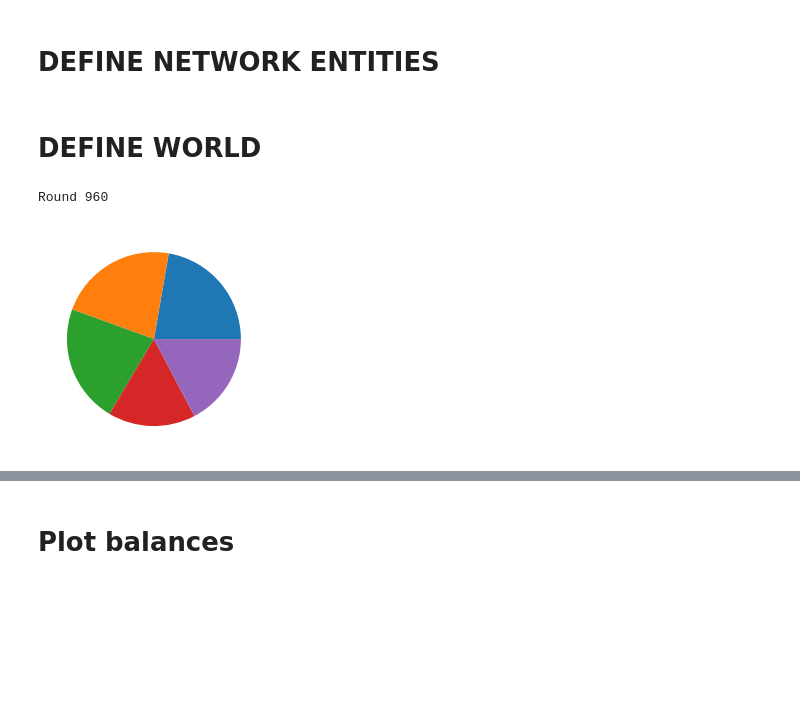
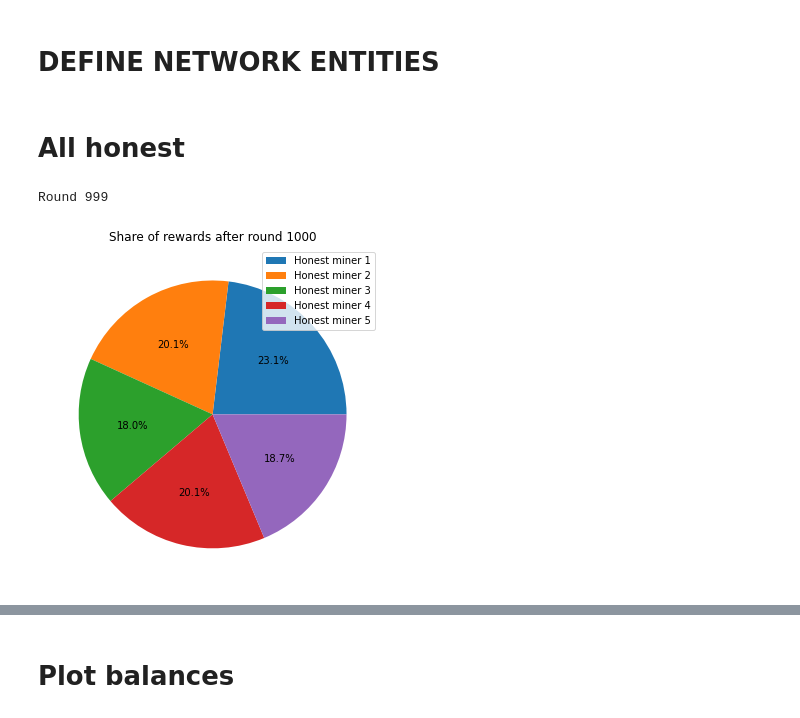
Before and after one commit to SergiHernandez/DecentralizedAI, a Jupyter notebook: Free-Proof-of-Deep-Learning/Free-Proof-of-Deep-Learning_attack_simulation.ipynb, the cells around one changed output, grey strips where cells are left out. Drawn from its saved outputs; the diff is of its cells as text; code cells hidden in the pictures; blank space fills up the shorter version.

```diff
--- a/Free-Proof-of-Deep-Learning/Free-Proof-of-Deep-Learning_attack_simulation.ipynb
+++ b/Free-Proof-of-Deep-Learning/Free-Proof-of-Deep-Learning_attack_simulation.ipynb
@@ -178,10 +178,16 @@ class Submitter:
 class ByzantineMiner (Miner, Submitter):
     def __init__(self):
         super(ByzantineMiner, self).__init__()
+        self.pre_computed_w0 = 7.989730819058092
+        self.pre_computed_w1 = -0.8539225564991229
 
-    def buildBlock(self, certificate):
-        block = Block([], (self.predict, 3, 2), hash(str(self.local_history[-1].data)), certificate, miner=self)
-        self.local_history.append(block)
+    #def buildBlock(self, certificate):
+        #block = Block([], (self.predict, 3, 2), hash(str(self.local_history[-1].data)), certificate, miner=self)
+        #self.local_history.append(block)
+
+    def preSolvedProblem(self):
+        self.w0 = self.pre_computed_w0
+        self.w1 = self.pre_computed_w1
 # %%
 class Client:
     def __init__(self):
@@ -259,16 +265,25 @@ class Network:
                 if address == tx.receiver:
                     balance += tx.amount
         return balance
-# %% [markdown]
-# DEFINE WORLD
+# %% [markdown]
+# All honest
 # %%
 MAX_ROUNDS = 1000
 ROUND_TIMEOUT = 500 #number of train epochs before comparing model accuracies
 
-net = Network(n=5, f=2)
+net = Network(n=5, f=0)
+
+percent = 0.5 # Percentage of problems submitted by Byzantine nodes
 
 for i in range(MAX_ROUNDS):
-    net.submitProblem(Problem(Submitter().submitter_address,
+    if percent> 0 and i % int(1/percent) == 0 and net.f>0:
+        net.submitProblem(Problem(net.dishonest_miners[0].submitter_address,
+                              x_train = [0, 2, 5, 1, 7, 9, 2, 3, 1, 0.5],
+                              y_train = [7, 8, 4, 9, 2, 0, 4, 6, 9, 6],
+                              x_test = [0.5, 2.1, 4.2, 0.6, 7.1, 9.2, 1, 3, 1],
+                              y_test = [6, 8, 3, 10, 2.2, 0.1, 3.2, 6.1, 8.8]))
+    else:
+        net.submitProblem(Problem(Submitter().submitter_address,
                               x_train = [0, 2, 5, 1, 7, 9, 2, 3, 1, 0.5],
                               y_train = [7, 8, 4, 9, 2, 0, 4, 6, 9, 6],
                               x_test = [0.5, 2.1, 4.2, 0.6, 7.1, 9.2, 1, 3, 1],
@@ -287,7 +302,10 @@ for r in range(n_problems):
 
     #print("   Miners training...")
     for miner in net.miners:
-        miner.train()
+        if isinstance(miner, ByzantineMiner) and submitter_r.submitter_address == miner.submitter_address:
+            miner.preSolvedProblem()
+        else:
+            miner.train()
     #print("   Training timeout")
 
     #print("   Miners sending model hashes to submitter")
@@ -308,35 +326,37 @@ for r in range(n_problems):
         miner.sendYHat(submitter_r)
 
     #print("   Submitter computing losses")
     submitter_r.computeTestLosses()
 
     #print("-Awarding phase-")
     while len(submitter_r.losses)>0 and not submitter_r.consensus:
         submitter_r.consensus = True
         winner = submitter_r.getMinerWithMinLoss()
         #print("   Miner with a greater model:",winner)
         #print("   Submitter sending signed certificate of win")
         submitter_r.sendWinCertificate()
         #print("   Submitter broadcasting info to miners to validate Block")
         for miner in net.miners:
             submitter_r.sendHashAndYHat(miner)
         #print("   Winner broadcasting Block")
         winner.broadcastBlock(net)
 
     #print(f"--END OF ROUND {r}--\n")
     net.updateLongestChain()
     #print(net.longest_chain, "\n")
 
     miner_balances = [net.getBalance(net.miners[i].miner_address) for i in range(net.n)]
     plt.ion()
     if sum(miner_balances) != 0:
-        if r%40 == 0:
+        if (r+1)%50 == 0 or r+1==MAX_ROUNDS:
             clear_output(wait=True)
             print("Round", r)
-            fig, ax = plt.subplots()
-            ax.pie(miner_balances)
+            fig, ax = plt.subplots(figsize=(6,16))
+            ax.pie(miner_balances, autopct='%1.1f%%')
+            ax.legend(["Honest miner 1", "Honest miner 2", "Honest miner 3", "Honest miner 4", "Honest miner 5"])
+            ax.set_title("Share of rewards after round "+str(r+1))
             plt.pause(0.002)
             plt.show()
 # %% [output]
-Round 960
+Round 999
-[figure, old version]
+[figure, new version]
```
Also changed, not shown: parts of 4 cells of this notebook, 3 other files.
